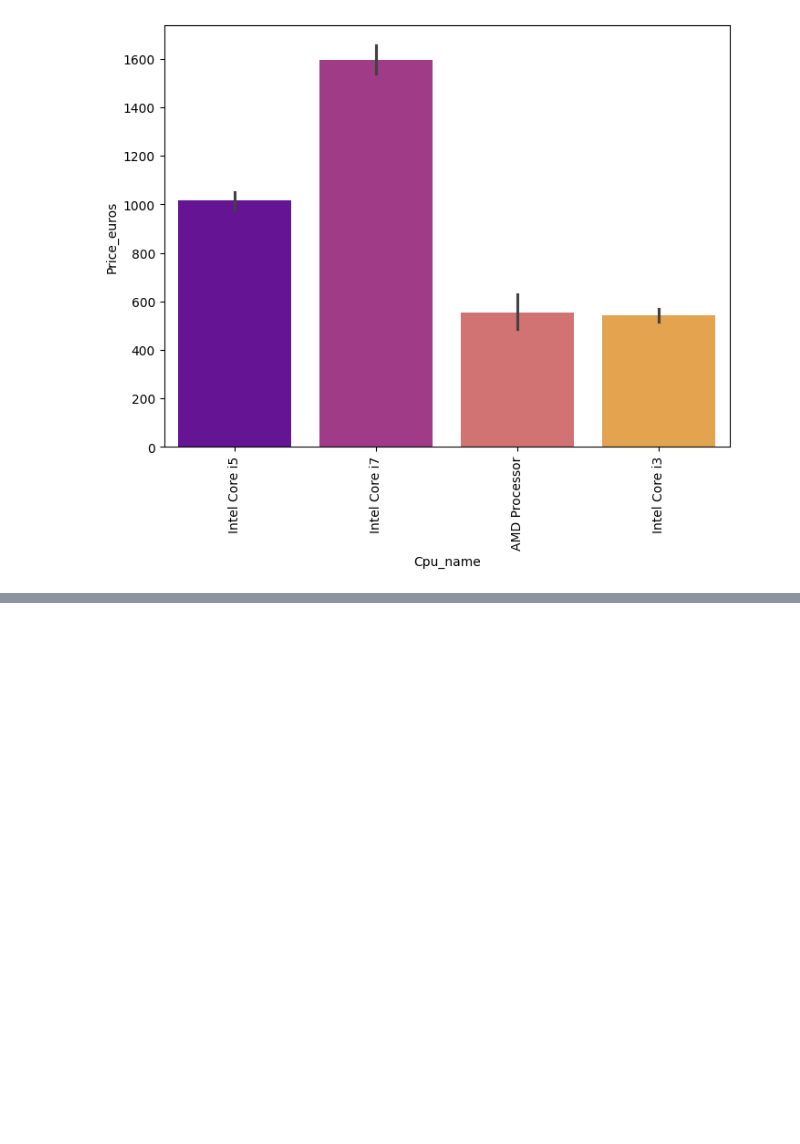
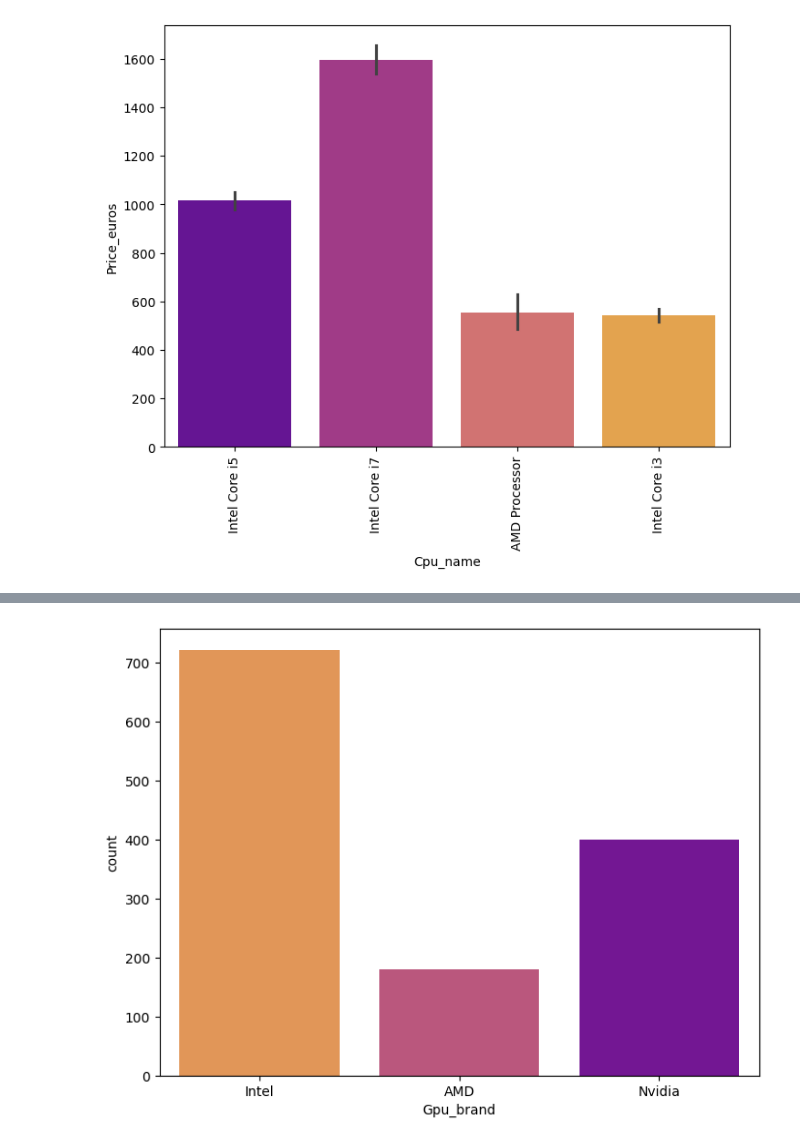
Before and after one commit to AnantVerma-2022/Linear-Regression-Laptop-Price-Predictions, a Jupyter notebook: laptop_price_prediction.ipynb, the cells around one changed output, grey strips where cells are left out. Drawn from its saved outputs; the diff is of its cells as text; code cells hidden in the pictures; blank space fills up the shorter version.

```diff
--- a/laptop_price_prediction.ipynb
+++ b/laptop_price_prediction.ipynb
@@ -843,0 +1264,10 @@ plt.show()
+# %%
+# Remove all laptop have gpu brand 'ARM'
+
+dataset = dataset[dataset['Gpu_brand'] != 'ARM']
+
+plt.figure(figsize = (8,6))
+sns.countplot(data = dataset, x = dataset['Gpu_brand'], palette = 'plasma_r')
+plt.show()
+# %% [output]
+[figure, added]
```
Also changed, not shown: parts of 76 cells of this notebook.
